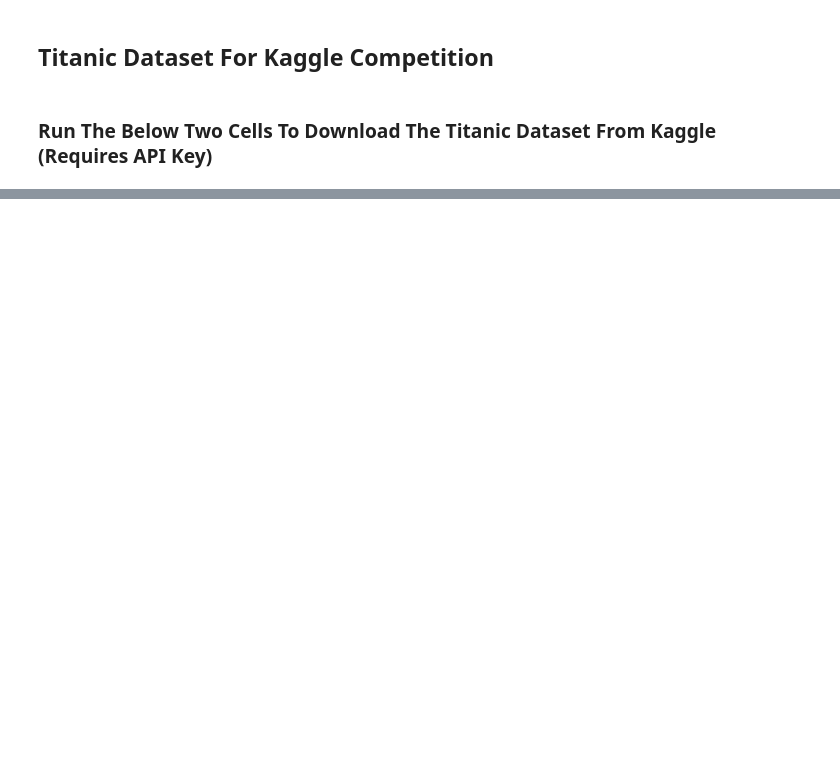
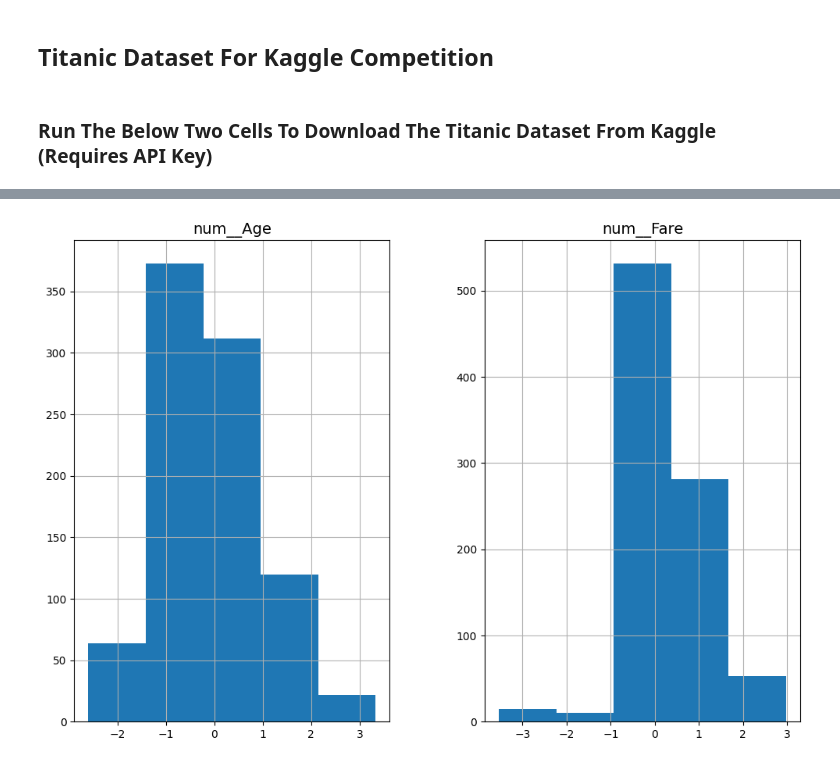
Before and after one commit to inaijin/HandsOnML-Practice, a Jupyter notebook: Supervised-Learning/Practice/Titanic.ipynb, the cells around one changed output, grey strips where cells are left out. Saved outputs shown, nothing was run; the diff lists cells and outputs as text; code cells hidden in the pictures; blank space fills up the shorter version.

```diff
--- a/Supervised-Learning/Practice/Titanic.ipynb
+++ b/Supervised-Learning/Practice/Titanic.ipynb
@@ -35,0 +228,8 @@ plt.rc('ytick', labelsize=10)
+# %%
+X_train = train_df.drop(columns=['Survived'])
+y_train = train_df['Survived']
+X_test = test_df
+
+numericFeatures     = ['Age', 'Fare']
+familyFeatures      = ['SibSp', 'Parch']
+categoricalFeatures = ['Pclass', 'Sex', 'Embarked', 'Deck']
@@ -35,0 +268,12 @@ plt.rc('ytick', labelsize=10)
+# %%
+full_pipeline.fit(X_train)
+
+X_train_prepared = full_pipeline.transform(X_train)
+X_test_prepared  = full_pipeline.transform(X_test)
+# %%
+ct = full_pipeline.named_steps['columnizer']
+featureNames = ct.get_feature_names_out()
+dfTrainPrep = pd.DataFrame(X_train_prepared, columns=featureNames, index=X_train.index)
+dfTestPrep = pd.DataFrame(X_test_prepared, columns=featureNames, index=X_test.index)
+
+dfTrainPrep.head()
@@ -35,0 +418,5 @@ plt.rc('ytick', labelsize=10)
+# %%
+dfTrainPrep.iloc[:, 17:19].hist(bins=5, figsize=(12, 8))
+plt.show()
+# %% [output]
+[figure, added]
```
Also changed, not shown: parts of 23 cells of this notebook, 1 other file.
